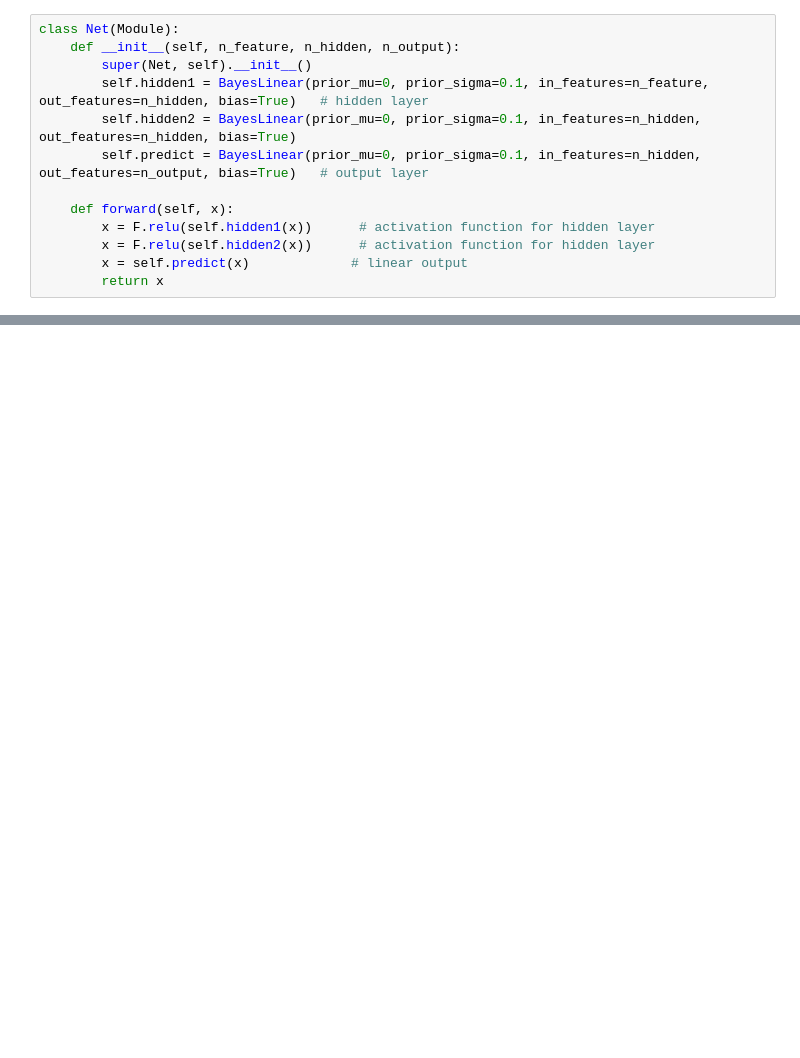
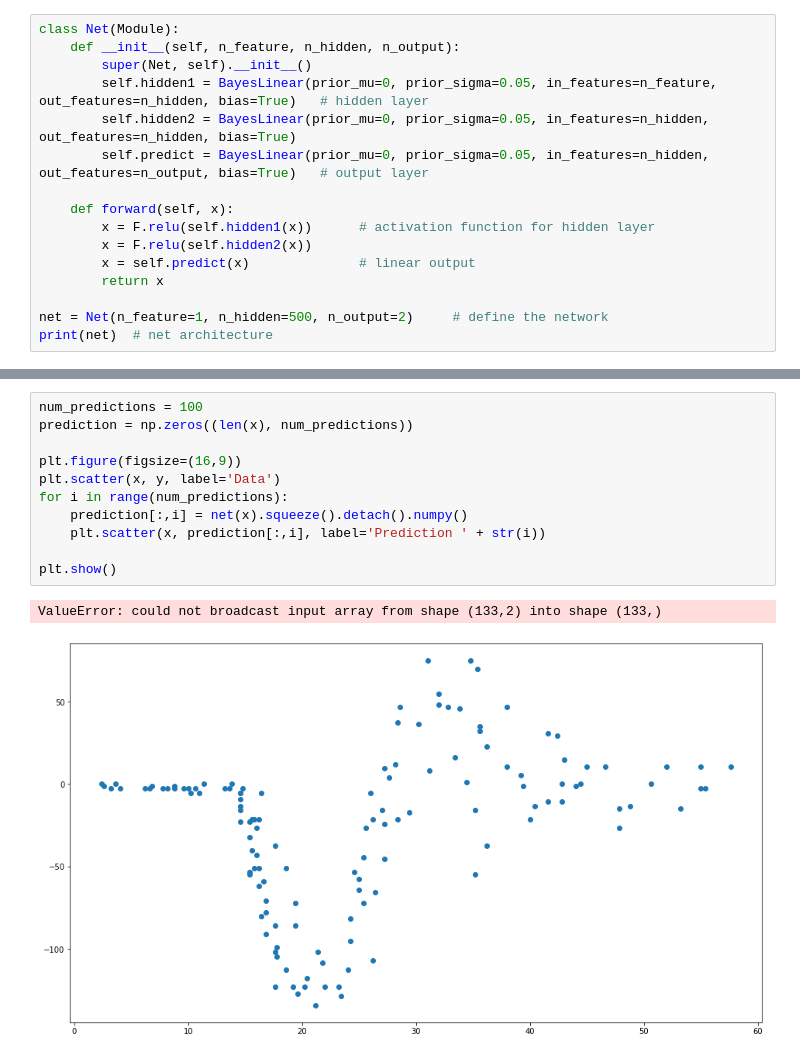
Before and after one commit to nalatraz/DeepLearning_Project7a, a Jupyter notebook: Bayesian Linear - Motorcycle Test.ipynb, the cells around one changed output, grey strips where cells are left out. Cells and saved outputs as stored; diff of their text form; blank space fills up the shorter version.

```diff
--- a/Bayesian Linear - Motorcycle Test.ipynb
+++ b/Bayesian Linear - Motorcycle Test.ipynb
@@ -39,12 +67,15 @@ torch.Size([133, 1]) torch.Size([133, 1])
 class Net(Module):
     def __init__(self, n_feature, n_hidden, n_output):
         super(Net, self).__init__()
-        self.hidden1 = BayesLinear(prior_mu=0, prior_sigma=0.1, in_features=n_feature, out_features=n_hidden, bias=True)   # hidden layer
-        self.hidden2 = BayesLinear(prior_mu=0, prior_sigma=0.1, in_features=n_hidden, out_features=n_hidden, bias=True)
-        self.predict = BayesLinear(prior_mu=0, prior_sigma=0.1, in_features=n_hidden, out_features=n_output, bias=True)   # output layer
+        self.hidden1 = BayesLinear(prior_mu=0, prior_sigma=0.05, in_features=n_feature, out_features=n_hidden, bias=True)   # hidden layer
+        self.hidden2 = BayesLinear(prior_mu=0, prior_sigma=0.05, in_features=n_hidden, out_features=n_hidden, bias=True)
+        self.predict = BayesLinear(prior_mu=0, prior_sigma=0.05, in_features=n_hidden, out_features=n_output, bias=True)   # output layer
 
     def forward(self, x):
         x = F.relu(self.hidden1(x))      # activation function for hidden layer
-        x = F.relu(self.hidden2(x))      # activation function for hidden layer
-        x = self.predict(x)             # linear output
+        x = F.relu(self.hidden2(x))
+        x = self.predict(x)              # linear output
         return x
+
+net = Net(n_feature=1, n_hidden=500, n_output=2)     # define the network
+print(net)  # net architecture
@@ -91,0 +124,14 @@ plt.show()
+# %%
+num_predictions = 100
+prediction = np.zeros((len(x), num_predictions))
+
+plt.figure(figsize=(16,9))
+plt.scatter(x, y, label='Data')
+for i in range(num_predictions):
+    prediction[:,i] = net(x).squeeze().detach().numpy()
+    plt.scatter(x, prediction[:,i], label='Prediction ' + str(i))
+
+plt.show()
+# %% [output]
+ValueError: could not broadcast input array from shape (133,2) into shape (133,)
+[figure, added]
```
Also changed, not shown: parts of 14 cells of this notebook.
